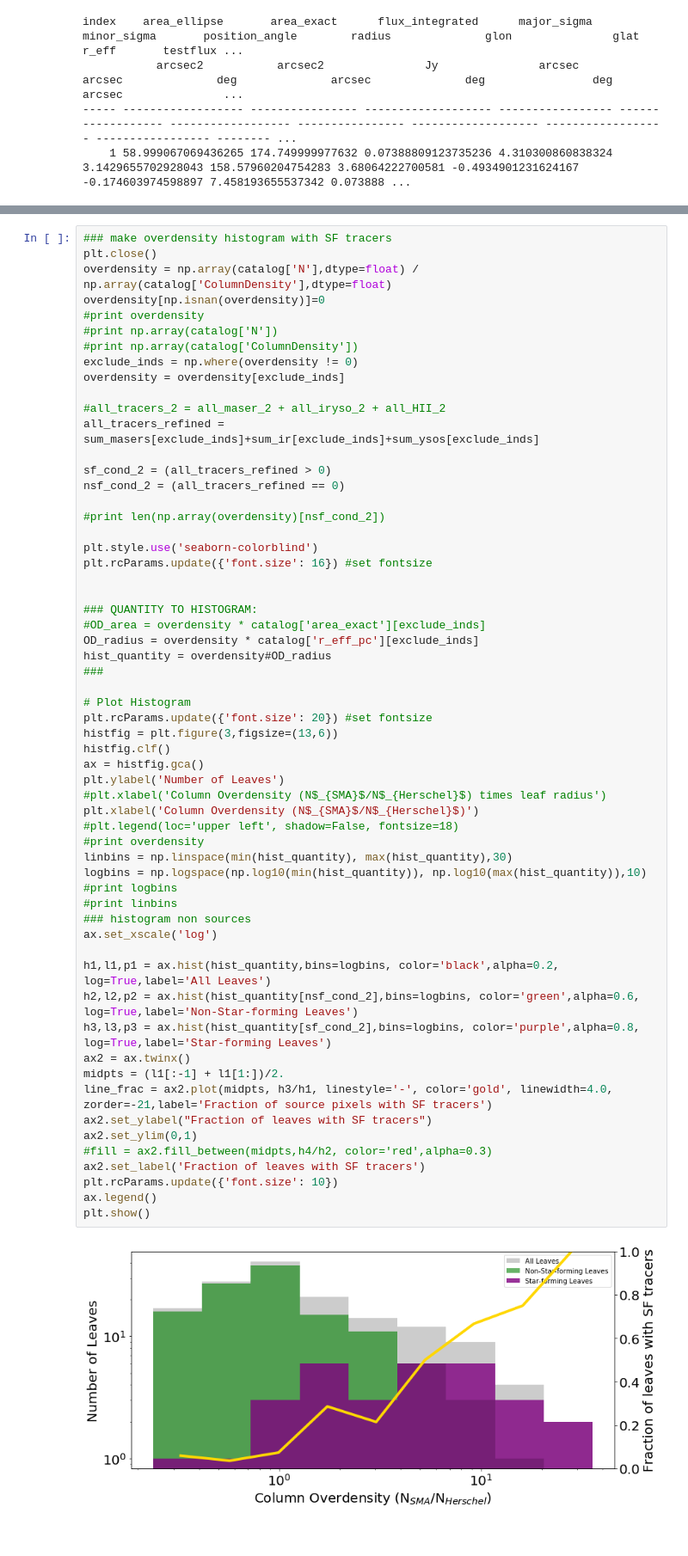
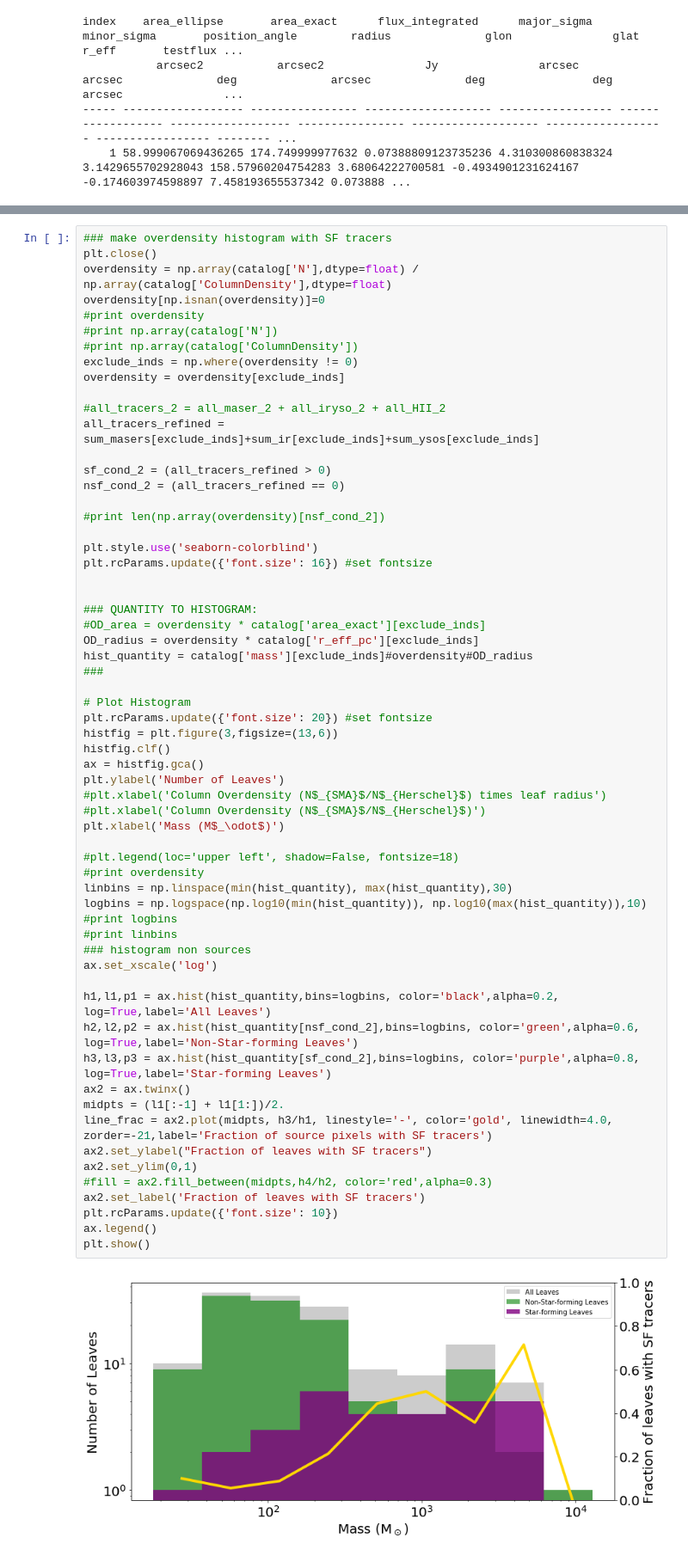
Before and after one commit to hpthatchfield/astrophys, a Jupyter notebook: SF_Catalog_figures.ipynb, the cells around one changed output, grey strips where cells are left out. Shown at 86% size. Drawn from its saved outputs; the diff is of its cells as text.

```diff
--- a/SF_Catalog_figures.ipynb
+++ b/SF_Catalog_figures.ipynb
@@ -577,41 +596,43 @@ plt.rcParams.update({'font.size': 16}) #set fontsize
 ### QUANTITY TO HISTOGRAM:
 #OD_area = overdensity * catalog['area_exact'][exclude_inds]
 OD_radius = overdensity * catalog['r_eff_pc'][exclude_inds]
-hist_quantity = overdensity#OD_radius
+hist_quantity = catalog['mass'][exclude_inds]#overdensity#OD_radius
 ###
 
 # Plot Histogram
 plt.rcParams.update({'font.size': 20}) #set fontsize
 histfig = plt.figure(3,figsize=(13,6))
 histfig.clf()
 ax = histfig.gca()
 plt.ylabel('Number of Leaves')
 #plt.xlabel('Column Overdensity (N$_{SMA}$/N$_{Herschel}$) times leaf radius')
-plt.xlabel('Column Overdensity (N$_{SMA}$/N$_{Herschel}$)')
+#plt.xlabel('Column Overdensity (N$_{SMA}$/N$_{Herschel}$)')
+plt.xlabel('Mass (M$_\odot$)')
+
 #plt.legend(loc='upper left', shadow=False, fontsize=18)
 #print overdensity
 linbins = np.linspace(min(hist_quantity), max(hist_quantity),30)
 logbins = np.logspace(np.log10(min(hist_quantity)), np.log10(max(hist_quantity)),10)
 #print logbins
 #print linbins
 ### histogram non sources
 ax.set_xscale('log')
 
 h1,l1,p1 = ax.hist(hist_quantity,bins=logbins, color='black',alpha=0.2, log=True,label='All Leaves')
 h2,l2,p2 = ax.hist(hist_quantity[nsf_cond_2],bins=logbins, color='green',alpha=0.6, log=True,label='Non-Star-forming Leaves')
 h3,l3,p3 = ax.hist(hist_quantity[sf_cond_2],bins=logbins, color='purple',alpha=0.8, log=True,label='Star-forming Leaves')
 ax2 = ax.twinx()
 midpts = (l1[:-1] + l1[1:])/2.
 line_frac = ax2.plot(midpts, h3/h1, linestyle='-', color='gold', linewidth=4.0, zorder=-21,label='Fraction of source pixels with SF tracers')
 ax2.set_ylabel("Fraction of leaves with SF tracers")
 ax2.set_ylim(0,1)
 #fill = ax2.fill_between(midpts,h4/h2, color='red',alpha=0.3)
 ax2.set_label('Fraction of leaves with SF tracers')
 plt.rcParams.update({'font.size': 10})
 ax.legend()
 plt.show()
 # %% [output]
-[figure, old version]
+[figure, new version]
 # %%
 ### Playing around with other scatter plots
 plt.close()
```
Also changed, not shown: parts of 1 cell of this notebook.
